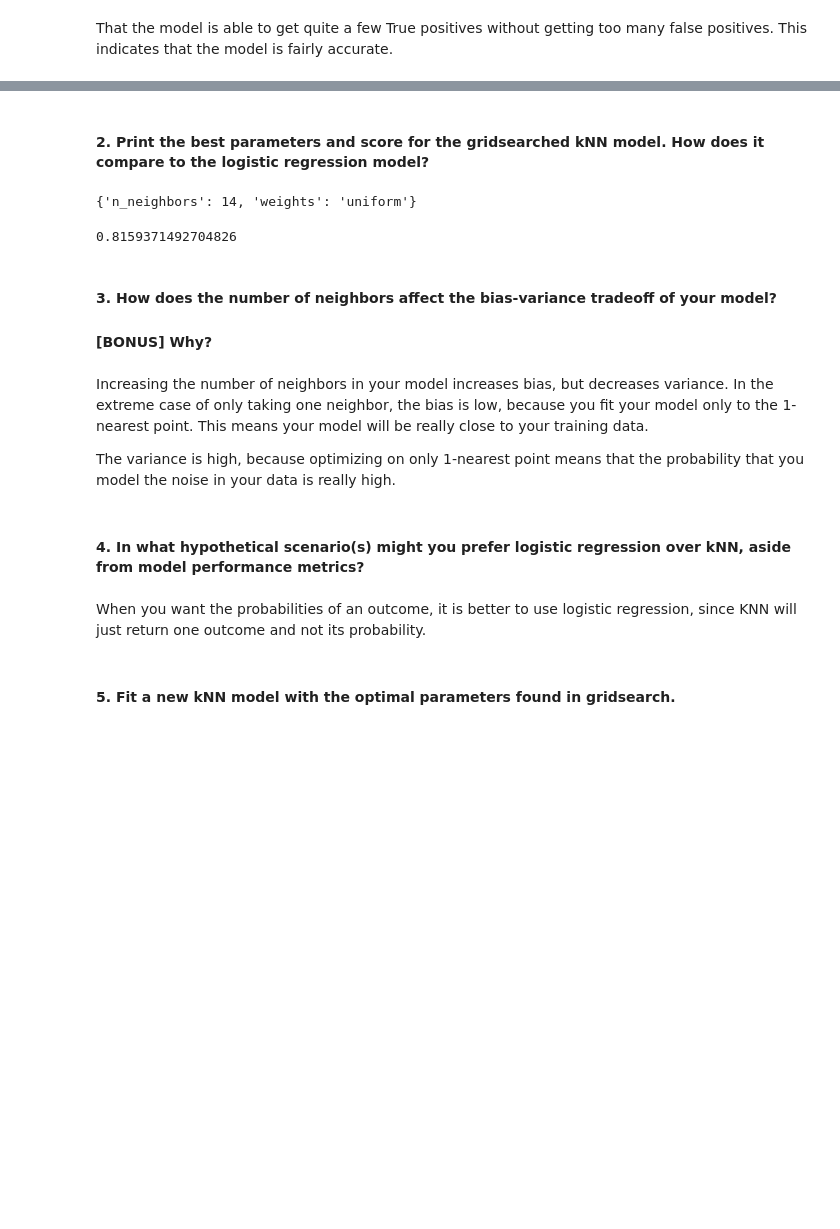
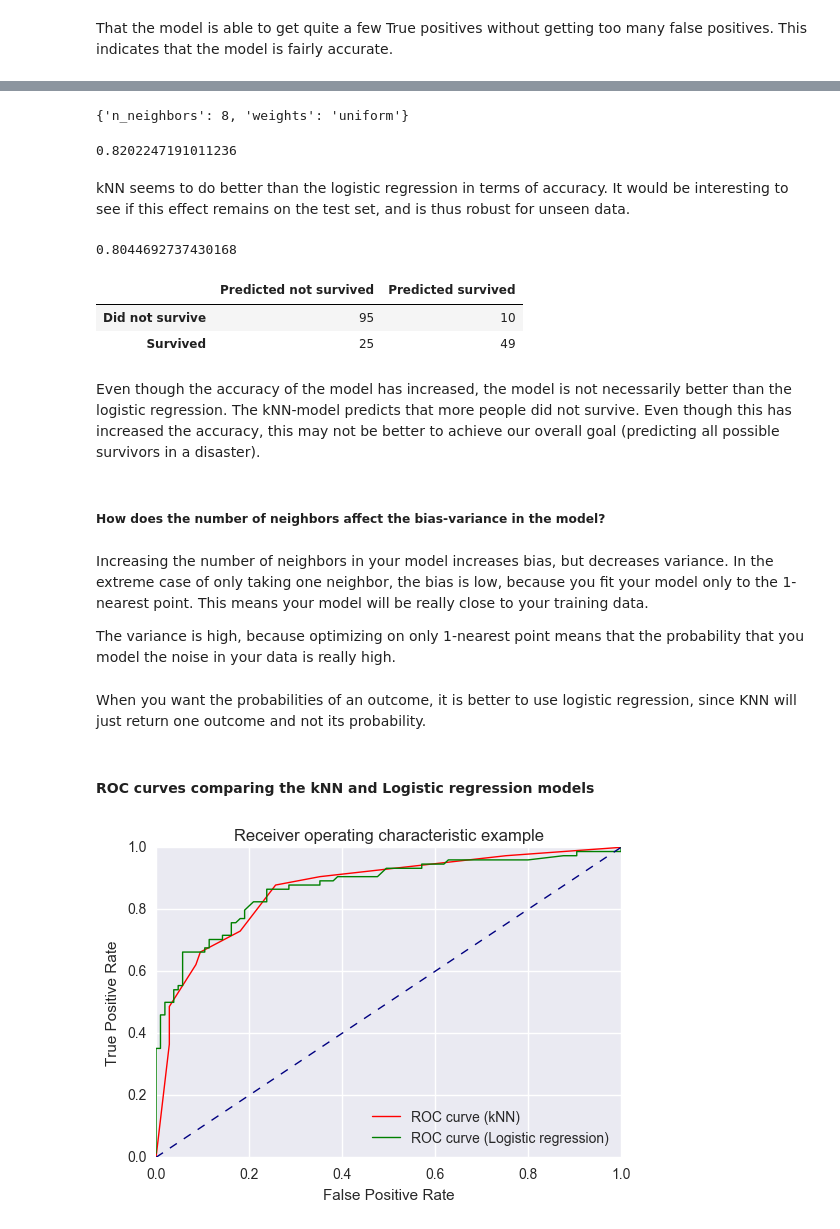
Before and after one commit to Vbolwerk/Public-projects, a Jupyter notebook: Titanic survival rate/code/starter-code/Survival rates in the Titanic.ipynb, the cells around one changed output, grey strips where cells are left out. Cells and saved outputs as stored; diff of their text form; code cells hidden in the pictures; blank space fills up the shorter version.

```diff
--- a/Titanic survival rate/code/starter-code/Survival rates in the Titanic.ipynb
+++ b/Titanic survival rate/code/starter-code/Survival rates in the Titanic.ipynb
@@ -372,10 +359,8 @@ That the model is able to get quite a few True positives without getting too man
 # %%
-logreg_parameters = {
+params = {
     'penalty':['l1','l2'],
     'C':np.logspace(-5,1,50),
     'solver':['liblinear']
 }
 
-from sklearn.grid_search import GridSearchCV
-logreg = LogisticRegression()
-model = GridSearchCV(estimator=logreg, param_grid = logreg_parameters, cv=5)
+model = GridSearchCV(estimator=logreg, param_grid = params, cv=5)
@@ -384,5 +367,5 @@ model = GridSearchCV(estimator=logreg, param_grid = logreg_parameters, cv=5)
 # %%
-model.fit(X,y)
+model.fit(X_train,y_train)
 # %% [output]
 GridSearchCV(cv=5, error_score='raise',
        estimator=LogisticRegression(C=1.0, class_weight=None, dual=False, fit_intercept=True,
@@ -434,7 +409,7 @@ from sklearn.neighbors import KNeighborsClassifier
 k_class = KNeighborsClassifier()
 model = GridSearchCV(estimator=k_class, param_grid = K_parameters, cv=5)
 # %%
-model.fit(X,y)
+model.fit(X_train,y_train)
 # %% [output]
 GridSearchCV(cv=5, error_score='raise',
        estimator=KNeighborsClassifier(algorithm='auto', leaf_size=30, metric='minkowski',
@@ -446,24 +422,35 @@ GridSearchCV(cv=5, error_score='raise',
-# %% [markdown]
-#### 2. Print the best parameters and score for the gridsearched kNN model. How does it compare to the logistic regression model?
 # %%
 model.best_params_
 # %% [output]
-{'n_neighbors': 14, 'weights': 'uniform'}
+{'n_neighbors': 8, 'weights': 'uniform'}
 # %%
 model.best_score_
 # %% [output]
-0.8159371492704826
+0.8202247191011236
+# %% [markdown]
+kNN seems to do better than the logistic regression in terms of accuracy. It would be interesting to see if this effect remains on the test set, and is thus robust for unseen data.
+# %%
+y_pred = model.predict(X_test)
+metrics.accuracy_score(y_test, y_pred)
+# %% [output]
+0.8044692737430168
+# %%
+from sklearn.metrics import confusion_matrix
+from sklearn.metrics import confusion_matrix
+conmat = np.array(confusion_matrix(y_test, y_pred))
+confusion = pd.DataFrame(conmat, index=['Did not survive', 'Survived'],columns=['Predicted not survived', 'Predicted survived'])
+confusion
+# %% [output]
+|  | Predicted not survived | Predicted survived |
+| Did not survive | 95 | 10 |
+| Survived | 25 | 49 |
+# %% [markdown]
+Even though the accuracy of the model has increased, the model is not necessarily better than the logistic regression. The kNN-model predicts that more people did not survive. Even though this has increased the accuracy, this may not be better to achieve our overall goal (predicting all possible survivors in a disaster).
 # %% [markdown]
-#### 3. How does the number of neighbors affect the bias-variance tradeoff of your model?
-
-#### [BONUS] Why?
+##### How does the number of neighbors affect the bias-variance in the model?
 # %% [markdown]
 Increasing the number of neighbors in your model increases bias, but decreases variance. In the extreme case of only taking one neighbor, the bias is low, because you fit your model only to the 1-nearest point. This means your model will be really close to your training data.
 
 The variance is high, because optimizing on only 1-nearest point means that the probability that you model the noise in your data is really high.
-# %% [markdown]
-#### 4. In what hypothetical scenario(s) might you prefer logistic regression over kNN, aside from model performance metrics?
 # %% [markdown]
 When you want the probabilities of an outcome, it is better to use logistic regression, since KNN will just return one outcome and not its probability.
-# %% [markdown]
-#### 5. Fit a new kNN model with the optimal parameters found in gridsearch.
@@ -471,0 +457,22 @@ k_model = KNeighborsClassifier(n_neighbors=14, weights='uniform')
+# %% [markdown]
+#### ROC curves comparing the kNN and Logistic regression models
+# %%
+y_pred = model.predict_proba(X_test)[:,1]
+k_test_curve, k_y_curve, _ = roc_curve(y_test, y_pred)
+# %%
+plt.figure()
+lw =1
+plt.plot(k_test_curve, k_y_curve, color='red',
+         label='ROC curve (kNN)', lw=lw)
+plt.plot(test_curve, y_curve, color='green',
+         label='ROC curve (Logistic regression)', lw=lw)
+plt.plot([0, 1], [0, 1], lw=lw, color='navy', linestyle='--')
+plt.xlim([0.0, 1.0])
+plt.ylim([0.0, 1.0])
+plt.xlabel('False Positive Rate')
+plt.ylabel('True Positive Rate')
+plt.title('Receiver operating characteristic example')
+plt.legend(loc="lower right")
+plt.show()
+# %% [output]
+[figure, added]
```
Also changed, not shown: parts of 51 cells of this notebook, 12 other files.
